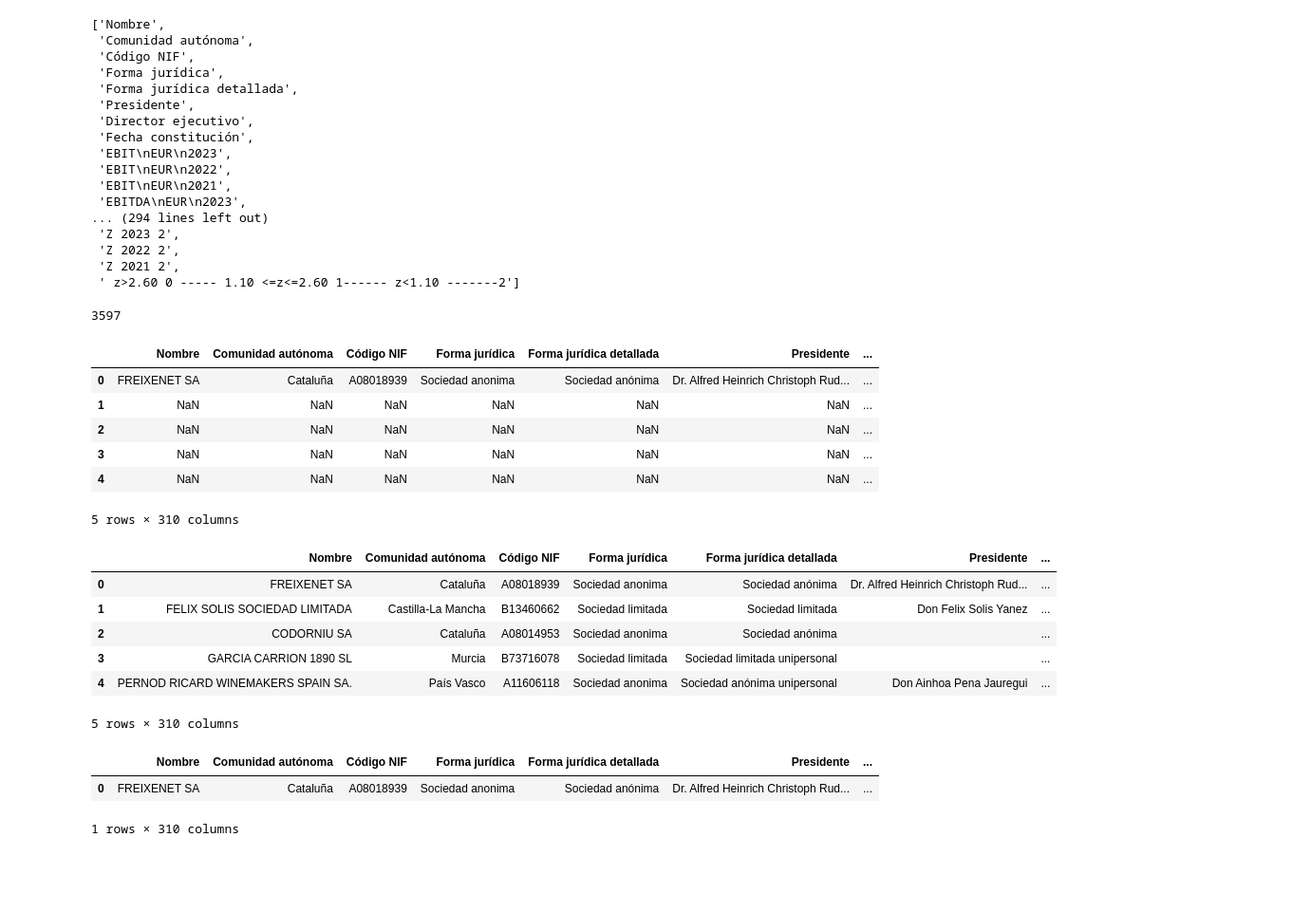
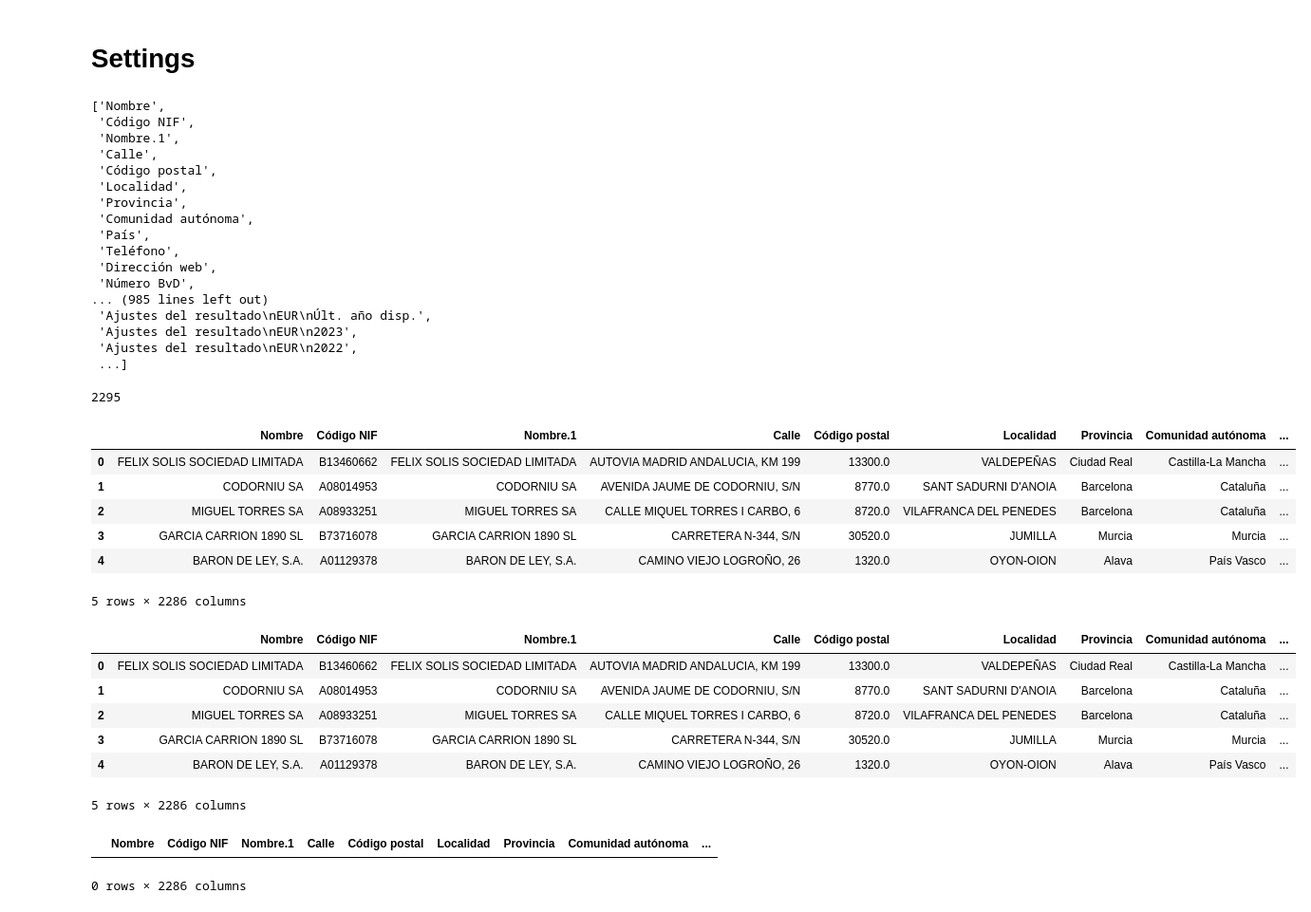
Before and after one commit to NelsonCC1812/tfg, a Jupyter notebook: scripts/db_reader.ipynb, the cells around one changed output. Shown: that part at 95% size. Cells and saved outputs as stored; diff of their text form; code cells hidden in the pictures; blank space fills up the shorter version.

```diff
--- a/scripts/db_reader.ipynb
+++ b/scripts/db_reader.ipynb
@@ -1,41 +1,45 @@
+# %% [markdown]
+# Settings
+# %%
+SEPARATOR='\n'
 # %%
 import pandas as pd
 # %%
-data = pd.read_excel("../data/original/Vinito con z.xlsx")
-data.drop(data.columns[len(data.columns)-1], axis=1, inplace=True)
-data.drop(columns=["Nombre.1", "Familiar (1) o no (0)"], inplace=True)
+data = pd.read_excel("../data/original/joined.xlsx")
+# data.drop(data.columns[len(data.columns)-1], axis=1, inplace=True)
+# data.drop(columns=["Nombre.1", "Familiar (1) o no (0)"], inplace=True)
 # %%
 list(data.columns)
 # %% [output]
 ['Nombre',
+ 'Código NIF',
+ 'Nombre.1',
+ 'Calle',
+ 'Código postal',
+ 'Localidad',
+ 'Provincia',
  'Comunidad autónoma',
- 'Código NIF',
- 'Forma jurídica',
- 'Forma jurídica detallada',
- 'Presidente',
- 'Director ejecutivo',
- 'Fecha constitución',
- 'EBIT\nEUR\n2023',
- 'EBIT\nEUR\n2022',
- 'EBIT\nEUR\n2021',
- 'EBITDA\nEUR\n2023',
-... (294 lines left out)
- 'Z 2023 2',
- 'Z 2022 2',
- 'Z 2021 2',
- ' z>2.60 0 ----- 1.10 <=z<=2.60 1------ z<1.10 -------2']
+ 'País',
+ 'Teléfono',
+ 'Dirección web',
+ 'Número BvD',
+... (985 lines left out)
+ 'Ajustes del resultado\nEUR\nÚlt. año disp.',
+ 'Ajustes del resultado\nEUR\n2023',
+ 'Ajustes del resultado\nEUR\n2022',
+ ...]
 # %%
 print(len(data))
 data.head()
 # %% [output]
-3597
+2295
-|  | Nombre | Comunidad autónoma | Código NIF | Forma jurídica | Forma jurídica detallada | Presidente | ... |
-| 0 | FREIXENET SA | Cataluña | A08018939 | Sociedad anonima | Sociedad anónima | Dr. Alfred Heinrich Christoph Rud... | ... |
-| 1 | NaN | NaN | NaN | NaN | NaN | NaN | ... |
-| 2 | NaN | NaN | NaN | NaN | NaN | NaN | ... |
-| 3 | NaN | NaN | NaN | NaN | NaN | NaN | ... |
-| 4 | NaN | NaN | NaN | NaN | NaN | NaN | ... |
+|  | Nombre | Código NIF | Nombre.1 | Calle | Código postal | Localidad | Provincia | Comunidad autónoma | ... |
+| 0 | FELIX SOLIS SOCIEDAD LIMITADA | B13460662 | FELIX SOLIS SOCIEDAD LIMITADA | AUTOVIA MADRID ANDALUCIA, KM 199 | 13300.0 | VALDEPEÑAS | Ciudad Real | Castilla-La Mancha | ... |
+| 1 | CODORNIU SA | A08014953 | CODORNIU SA | AVENIDA JAUME DE CODORNIU, S/N | 8770.0 | SANT SADURNI D'ANOIA | Barcelona | Cataluña | ... |
+| 2 | MIGUEL TORRES SA | A08933251 | MIGUEL TORRES SA | CALLE MIQUEL TORRES I CARBO, 6 | 8720.0 | VILAFRANCA DEL PENEDES | Barcelona | Cataluña | ... |
+| 3 | GARCIA CARRION 1890 SL | B73716078 | GARCIA CARRION 1890 SL | CARRETERA N-344, S/N | 30520.0 | JUMILLA | Murcia | Murcia | ... |
+| 4 | BARON DE LEY, S.A. | A01129378 | BARON DE LEY, S.A. | CAMINO VIEJO LOGROÑO, 26 | 1320.0 | OYON-OION | Alava | País Vasco | ... |
-5 rows × 310 columns
+5 rows × 2286 columns
 # %%
 #df.loc[df.shape[0]] =[*row._asdict().values()]
 
@@ -47,39 +51,38 @@ data.head()
 # %%
 df = pd.DataFrame(columns=data.columns)
 tmp = []
 
 
 for row in data.iloc[::-1].itertuples(index=False):
 
 	tmp.append([*row._asdict().values()])
 
 	if not pd.isna(row.Nombre) :
 
 		tmp = pd.DataFrame(tmp[::-1])
 
-		tmp = pd.DataFrame([tmp.apply(lambda col: ";".join([str(elm) for elm in col.dropna().tolist()]))])
+		tmp = pd.DataFrame([tmp.apply(lambda col: SEPARATOR.join([str(elm) for elm in col.dropna().tolist()]))])
 		#tmp = pd.DataFrame([[ (None  if len(col.tolist()[0]) == 0  else (col.tolist()[0][0] if len(col.tolist()[0]) == 1 else col.tolist()[0])) for _, col in tmp.items()]])
 		df.loc[df.shape[0]] = tmp.iloc[0].tolist()
 
 		tmp = []
 
 
 df = df.iloc[::-1].reset_index(drop=True)
 df.head()
 # %% [output]
-|  | Nombre | Comunidad autónoma | Código NIF | Forma jurídica | Forma jurídica detallada | Presidente | ... |
-| 0 | FREIXENET SA | Cataluña | A08018939 | Sociedad anonima | Sociedad anónima | Dr. Alfred Heinrich Christoph Rud... | ... |
-| 1 | FELIX SOLIS SOCIEDAD LIMITADA | Castilla-La Mancha | B13460662 | Sociedad limitada | Sociedad limitada | Don Felix Solis Yanez | ... |
-| 2 | CODORNIU SA | Cataluña | A08014953 | Sociedad anonima | Sociedad anónima |  | ... |
-| 3 | GARCIA CARRION 1890 SL | Murcia | B73716078 | Sociedad limitada | Sociedad limitada unipersonal |  | ... |
-| 4 | PERNOD RICARD WINEMAKERS SPAIN SA. | País Vasco | A11606118 | Sociedad anonima | Sociedad anónima unipersonal | Don Ainhoa Pena Jauregui | ... |
+|  | Nombre | Código NIF | Nombre.1 | Calle | Código postal | Localidad | Provincia | Comunidad autónoma | ... |
+| 0 | FELIX SOLIS SOCIEDAD LIMITADA | B13460662 | FELIX SOLIS SOCIEDAD LIMITADA | AUTOVIA MADRID ANDALUCIA, KM 199 | 13300.0 | VALDEPEÑAS | Ciudad Real | Castilla-La Mancha | ... |
+| 1 | CODORNIU SA | A08014953 | CODORNIU SA | AVENIDA JAUME DE CODORNIU, S/N | 8770.0 | SANT SADURNI D'ANOIA | Barcelona | Cataluña | ... |
+| 2 | MIGUEL TORRES SA | A08933251 | MIGUEL TORRES SA | CALLE MIQUEL TORRES I CARBO, 6 | 8720.0 | VILAFRANCA DEL PENEDES | Barcelona | Cataluña | ... |
+| 3 | GARCIA CARRION 1890 SL | B73716078 | GARCIA CARRION 1890 SL | CARRETERA N-344, S/N | 30520.0 | JUMILLA | Murcia | Murcia | ... |
+| 4 | BARON DE LEY, S.A. | A01129378 | BARON DE LEY, S.A. | CAMINO VIEJO LOGROÑO, 26 | 1320.0 | OYON-OION | Alava | País Vasco | ... |
-5 rows × 310 columns
+5 rows × 2286 columns
 # %%
 data[data["Nombre"] == "FREIXENET SA"]
 # %% [output]
-|  | Nombre | Comunidad autónoma | Código NIF | Forma jurídica | Forma jurídica detallada | Presidente | ... |
-| 0 | FREIXENET SA | Cataluña | A08018939 | Sociedad anonima | Sociedad anónima | Dr. Alfred Heinrich Christoph Rud... | ... |
+|  | Nombre | Código NIF | Nombre.1 | Calle | Código postal | Localidad | Provincia | Comunidad autónoma | ... |
-1 rows × 310 columns
+0 rows × 2286 columns
 # %%
 print(df.shape)
 df.head()
```
Also changed, not shown: parts of 2 cells of this notebook, 7 other files.
